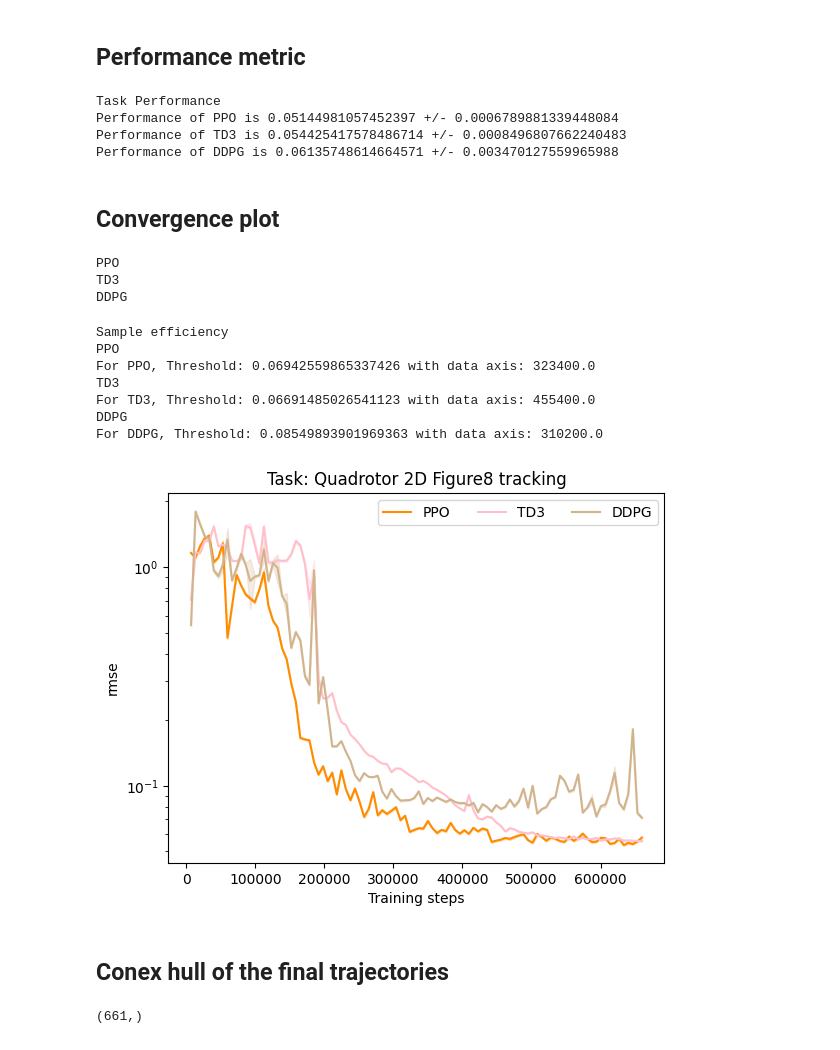
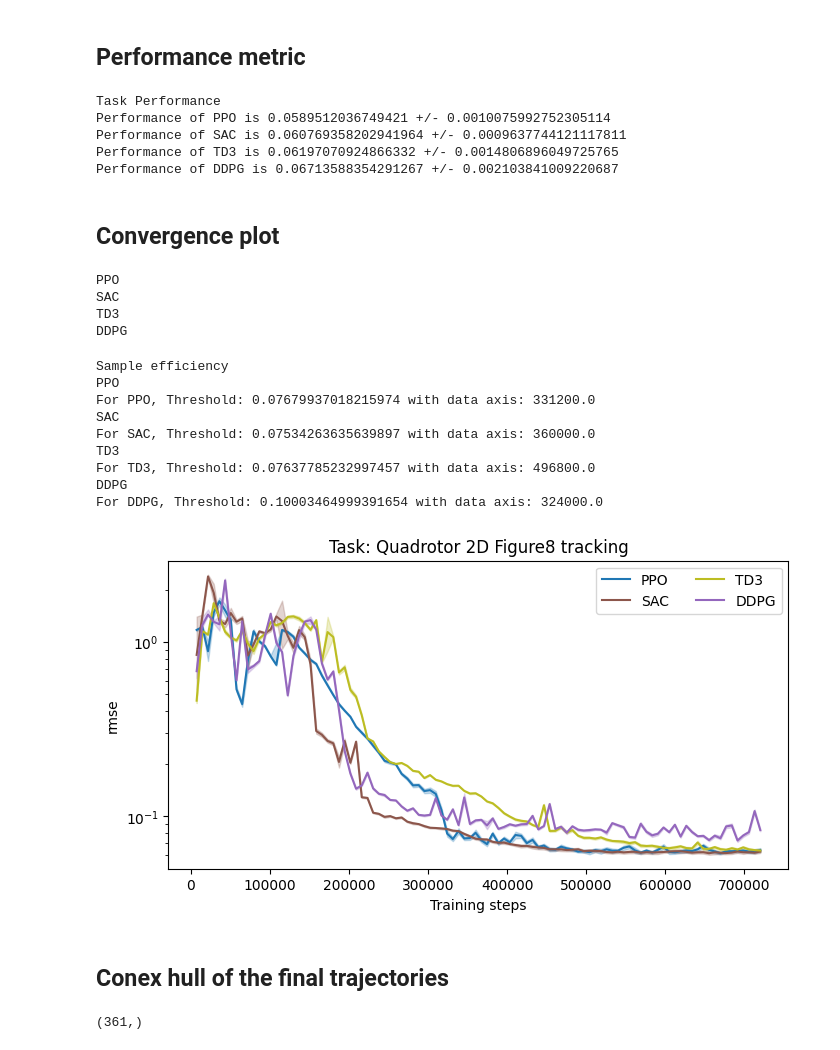
Before and after one commit to svsawant/safe-control-gym, a Jupyter notebook: examples/rl/data_analysis.ipynb, the cells around one changed output. Drawn from its saved outputs; the diff is of its cells as text; code cells hidden in the pictures.

```diff
--- a/examples/rl/data_analysis.ipynb
+++ b/examples/rl/data_analysis.ipynb
@@ -32,22 +32,22 @@ def load_from_log_file(path):
 # %%
 #### Data info
 data_dir = "/home/shambhus/Projects/scg/examples/rl/Results"
-exp_name = "quad_results4"
+exp_name = "quad_results5"
 data_paths = {
     "PPO": data_dir + "/" + exp_name + "/quadrotor_2D_exp_ppo_data",
     # "PPO2": data_dir + "/" + exp_name + "/quadrotor_2D_exp_ppo_data2",
-    # "SAC": data_dir + "/" + exp_name + "/quadrotor_2D_exp_sac_data",
+    "SAC": data_dir + "/" + exp_name + "/quadrotor_2D_exp_sac_data",
     "TD3": data_dir + "/" + exp_name + "/quadrotor_2D_exp_td3_data",
     "DDPG": data_dir + "/" + exp_name + "/quadrotor_2D_exp_ddpg_data",
 }
 
 #### Plot info
 plot_colors = {
-    'PPO': 'darkorange',
+    'PPO': 'tab:blue',
     # 'PPO2': 'blue',
-    'SAC': 'red',
-    'TD3': 'pink',
-    'DDPG': 'tan',
+    'SAC': 'tab:brown',
+    'TD3': 'tab:olive',
+    'DDPG': 'tab:purple',
 }
 legends = {
     "PPO": "PPO",
@@ -80,9 +80,10 @@ for method in data_paths.keys():
     log(f"Performance of {method} is {np.array(perf_metric[method]['rmse']).mean()} +/- {np.array(perf_metric[method]['rmse']).std()}")
 # %% [output]
 Task Performance
-Performance of PPO is 0.05144981057452397 +/- 0.0006789881339448084
-Performance of TD3 is 0.054425417578486714 +/- 0.0008496807662240483
-Performance of DDPG is 0.06135748614664571 +/- 0.003470127559965988
+Performance of PPO is 0.0589512036749421 +/- 0.0010075992752305114
+Performance of SAC is 0.060769358202941964 +/- 0.0009637744121117811
+Performance of TD3 is 0.06197070924866332 +/- 0.0014806896049725765
+Performance of DDPG is 0.06713588354291267 +/- 0.002103841009220687
 # %%
 log("\n")
 # %% [markdown]
@@ -103,9 +104,11 @@ for method in data_paths.keys():
         perf_data[method].update({int(seed): {"data": x, "ep_return": y, "rmse": m, "rmse_std": n, "ep_length": l}})
 # %% [output]
 PPO
+SAC
 TD3
 DDPG
 # %%
+fig, ax = plt.subplots(figsize=(8,4))
 eval_data = {}
 log("Sample efficiency")
 mean_fn = np.percentile
@@ -118,41 +121,43 @@ for t, method in enumerate(data_paths.keys()):
     for seed in seeds:
         temp[seed, 0, :] = perf_data[method][seed]["data"]
         temp[seed, 1, :] = perf_data[method][seed]["ep_return"]
         # temp[seed, 2, :] = perf_data[method][seed]["ep_return_std"]
         temp[seed, 3, :] = perf_data[method][seed]["rmse"]
         temp[seed, 4, :] = perf_data[method][seed]["rmse_std"]
         temp[seed, 5, :] = perf_data[method][seed]["ep_length"]
     eval_data.update({method: temp})
     rmse_mean = mean_fn(temp[:,3,:], perc, axis=0)
     rmse_ref = rmse_mean[-1]
     # if perf_metric:
     #     rmse_ref = np.array(perf_metric[method]['rmse']).mean()
     mask = rmse_mean < threshold * rmse_ref
     log(f"For {method}, Threshold: {threshold * rmse_ref} with data axis: {temp[0,0, mask][0]}")
 
     plt.plot(temp[0,0,:]+1, rmse_mean, color=plot_colors[method], label=legends[method])
     plt.fill_between(temp[0,0,:]+1,
-                     np.clip(mean_fn(temp[:,3,:]-temp[:,4,:], perc, axis=0), 0, 10),
-                     np.clip(mean_fn(temp[:,3,:]+temp[:,4,:], perc, axis=0), 0, 10), color=plot_colors[method], alpha=0.25)
+                     np.clip(mean_fn(temp[:,3,:]-2*temp[:,4,:], perc, axis=0), 0, 10),
+                     np.clip(mean_fn(temp[:,3,:]+2*temp[:,4,:], perc, axis=0), 0, 10), color=plot_colors[method], alpha=0.25)
 
-plt.legend(ncol=3)
+plt.legend(ncol=2)
 # plt.xlim(1, 800000)
 # plt.xscale("log")
 plt.yscale("log")
 plt.xlabel("Training steps")
 plt.ylabel("rmse")
 plt.title("Task: Quadrotor 2D Figure8 tracking")
-# plt.savefig("performance_logx.pdf",bbox_inches="tight", pad_inches=0.1)
+plt.savefig("performance_logx.pdf",bbox_inches="tight", pad_inches=0.1)
 log("\n")
 # %% [output]
 Sample efficiency
 PPO
-For PPO, Threshold: 0.06942559865337426 with data axis: 323400.0
+For PPO, Threshold: 0.07679937018215974 with data axis: 331200.0
+SAC
+For SAC, Threshold: 0.07534263635639897 with data axis: 360000.0
 TD3
-For TD3, Threshold: 0.06691485026541123 with data axis: 455400.0
+For TD3, Threshold: 0.07637785232997457 with data axis: 496800.0
 DDPG
-For DDPG, Threshold: 0.08549893901969363 with data axis: 310200.0
+For DDPG, Threshold: 0.10003464999391654 with data axis: 324000.0
-[figure, old version]
+[figure, new version]
 # %% [markdown]
 ## Conex hull of the final trajectories
 # %%
@@ -280,7 +285,7 @@ X = data[:, :, 0]
 Y = data[:, :, 2]
 Y.mean(axis=0).shape
 # %% [output]
-(661,)
+(361,)
 # %%
 # each is (N, T, 6)
 method_to_trajs = {
```
Also changed, not shown: parts of 2 cells of this notebook, 16 other files.
